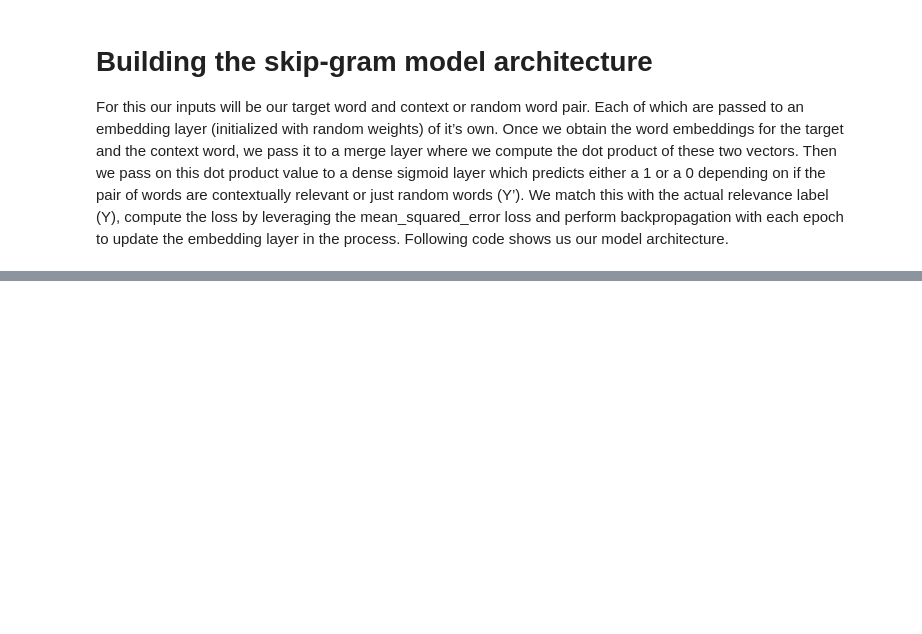
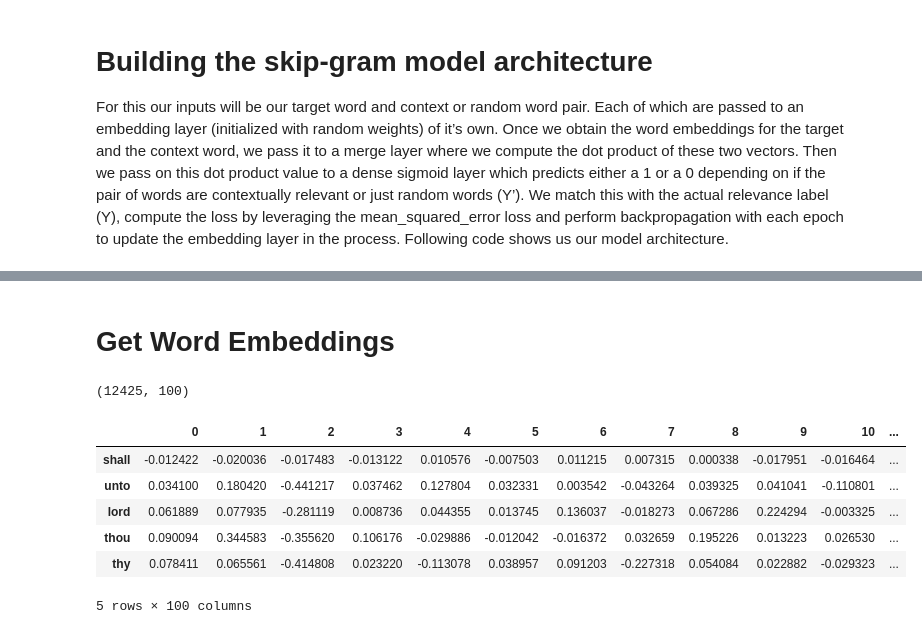
Before and after one commit to ShuvenduBikash/tf_keras_playground, a Jupyter notebook: complex model/Word2Vec_SkipGram_Model.ipynb, the cells around one changed output, grey strips where cells are left out. Drawn from its saved outputs; the diff is of its cells as text; code cells hidden in the pictures; blank space fills up the shorter version.

```diff
--- a/complex model/Word2Vec_SkipGram_Model.ipynb
+++ b/complex model/Word2Vec_SkipGram_Model.ipynb
@@ -218,0 +238,17 @@ W0710 06:13:51.204910 139832561526656 deprecation_wrapper.py:119] From /usr/loca
+# %% [markdown]
+# Get Word Embeddings
+# %%
+word_embed_layer = word_model.layers[0]
+weights = word_embed_layer.get_weights()[0]
+
+print(weights.shape)
+pd.DataFrame(weights, index=id2word.values()).head()
+# %% [output]
+(12425, 100)
+|  | 0 | 1 | 2 | 3 | 4 | 5 | 6 | 7 | 8 | 9 | 10 | ... |
+| shall | -0.012422 | -0.020036 | -0.017483 | -0.013122 | 0.010576 | -0.007503 | 0.011215 | 0.007315 | 0.000338 | -0.017951 | -0.016464 | ... |
+| unto | 0.034100 | 0.180420 | -0.441217 | 0.037462 | 0.127804 | 0.032331 | 0.003542 | -0.043264 | 0.039325 | 0.041041 | -0.110801 | ... |
+| lord | 0.061889 | 0.077935 | -0.281119 | 0.008736 | 0.044355 | 0.013745 | 0.136037 | -0.018273 | 0.067286 | 0.224294 | -0.003325 | ... |
+| thou | 0.090094 | 0.344583 | -0.355620 | 0.106176 | -0.029886 | -0.012042 | -0.016372 | 0.032659 | 0.195226 | 0.013223 | 0.026530 | ... |
+| thy | 0.078411 | 0.065561 | -0.414808 | 0.023220 | -0.113078 | 0.038957 | 0.091203 | -0.227318 | 0.054084 | 0.022882 | -0.029323 | ... |
+5 rows × 100 columns
```
Also changed, not shown: parts of 2 cells of this notebook, 1 other file.
